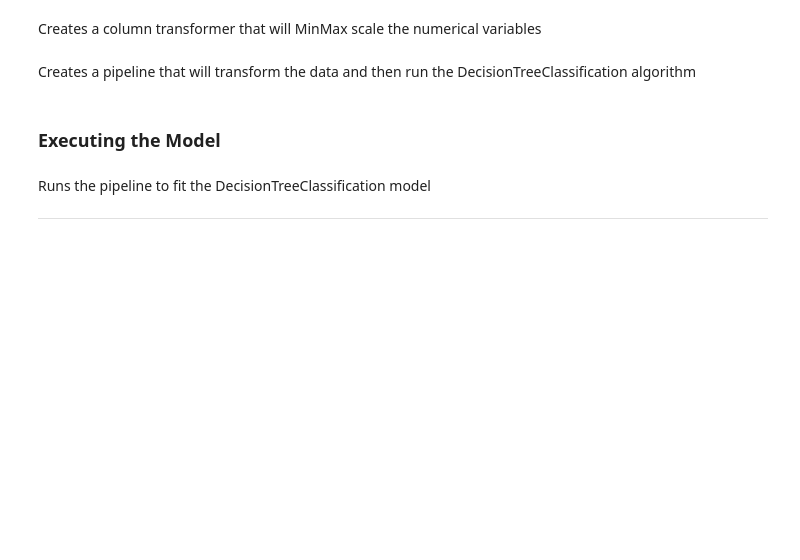
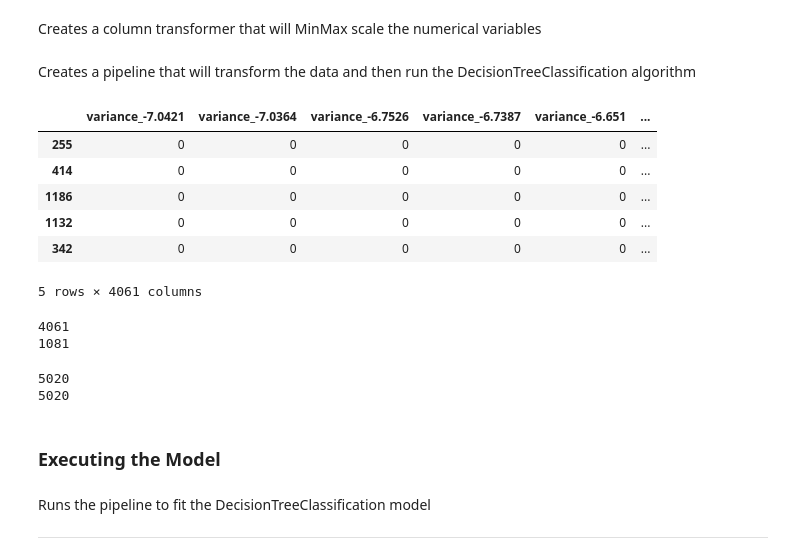
Before and after one commit to a-winders/MLA_ATW, a Jupyter notebook: MLA4_ATW.ipynb, the cells around one changed output. Saved outputs shown, nothing was run; the diff lists cells and outputs as text; code cells hidden in the pictures; blank space fills up the shorter version.

```diff
--- a/MLA4_ATW.ipynb
+++ b/MLA4_ATW.ipynb
@@ -130,4 +136,4 @@ y = df['forgery']
 # %% [markdown]
 Splits the data into Train/Test sets, and uses 20% of the data for testing.
 # %%
-X_train, X_test, y_train, y_test = train_test_split(X, y, test_size=.2, random_state=32)
+X_train, X_test, y_train, y_test = train_test_split(X,y, test_size=.20, random_state=24)
@@ -136,4 +139,0 @@ from sklearn.linear_model import LogisticRegression
-# %%
-logit_model = LogisticRegression()
-logit_model.fit(X_train, y_train)
-y_pred = logit_model.predict(X_test)
@@ -157,0 +150,19 @@ Creates a pipeline that will transform the data and then run the DecisionTreeCla
+# %%
+X_train = pd.get_dummies(X_train, columns=num_attribs)
+X_test = pd.get_dummies(X_test, columns=num_attribs)
+# %%
+X_train.head()
+# %% [output]
+|  | variance_-7.0421 | variance_-7.0364 | variance_-6.7526 | variance_-6.7387 | variance_-6.651 | ... |
+| 255 | 0 | 0 | 0 | 0 | 0 | ... |
+| 414 | 0 | 0 | 0 | 0 | 0 | ... |
+| 1186 | 0 | 0 | 0 | 0 | 0 | ... |
+| 1132 | 0 | 0 | 0 | 0 | 0 | ... |
+| 342 | 0 | 0 | 0 | 0 | 0 | ... |
+5 rows × 4061 columns
+# %%
+print(len(X_train.columns))
+print(len(X_test.columns))
+# %% [output]
+4061
+1081
@@ -157,0 +173,6 @@ Creates a pipeline that will transform the data and then run the DecisionTreeCla
+# %%
+print(len(X_train.columns))
+print(len(X_test.columns))
+# %% [output]
+5020
+5020
```
Also changed, not shown: parts of 20 cells of this notebook.
